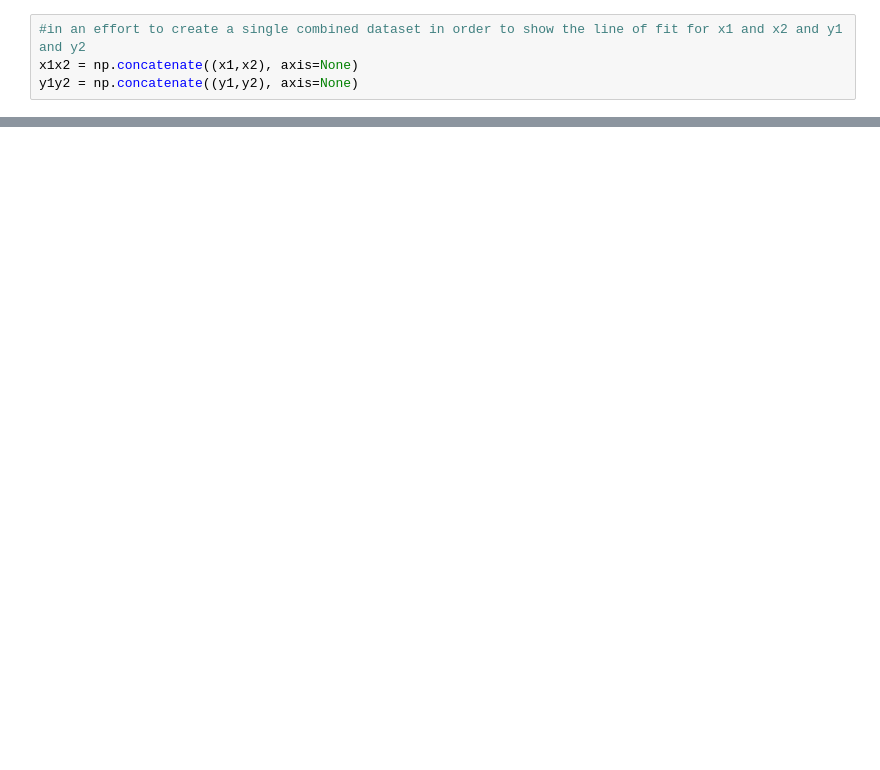
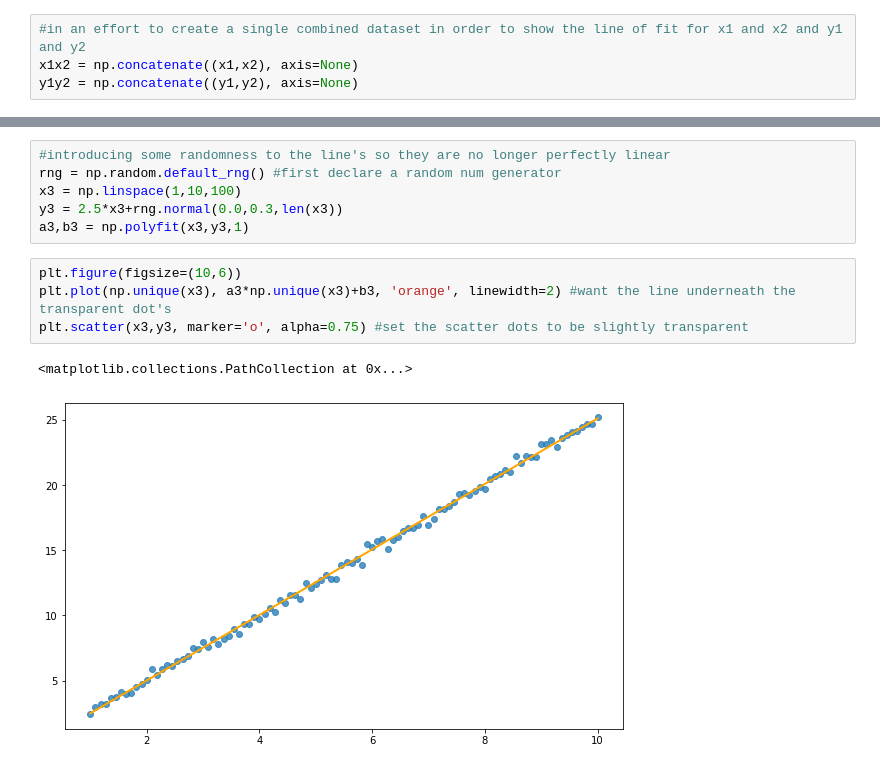
Before and after one commit to itskeithstudent/Fundamentals-Of-Data-Analysis-52446-Tasks, a Jupyter notebook: Tasks.ipynb, the cells around one changed output, grey strips where cells are left out. Cells and saved outputs as stored; diff of their text form; blank space fills up the shorter version.

```diff
--- a/Tasks.ipynb
+++ b/Tasks.ipynb
@@ -393,0 +400,13 @@ With the simple example above we have an illustration of the simpsons parado
+# %%
+#introducing some randomness to the line's so they are no longer perfectly linear
+rng = np.random.default_rng() #first declare a random num generator
+x3 = np.linspace(1,10,100)
+y3 = 2.5*x3+rng.normal(0.0,0.3,len(x3))
+a3,b3 = np.polyfit(x3,y3,1)
+# %%
+plt.figure(figsize=(10,6))
+plt.plot(np.unique(x3), a3*np.unique(x3)+b3, 'orange', linewidth=2) #want the line underneath the transparent dot's
+plt.scatter(x3,y3, marker='o', alpha=0.75) #set the scatter dots to be slightly transparent
+# %% [output]
+<matplotlib.collections.PathCollection at 0x...>
+[figure, added]
```
Also changed, not shown: parts of 3 cells of this notebook.
